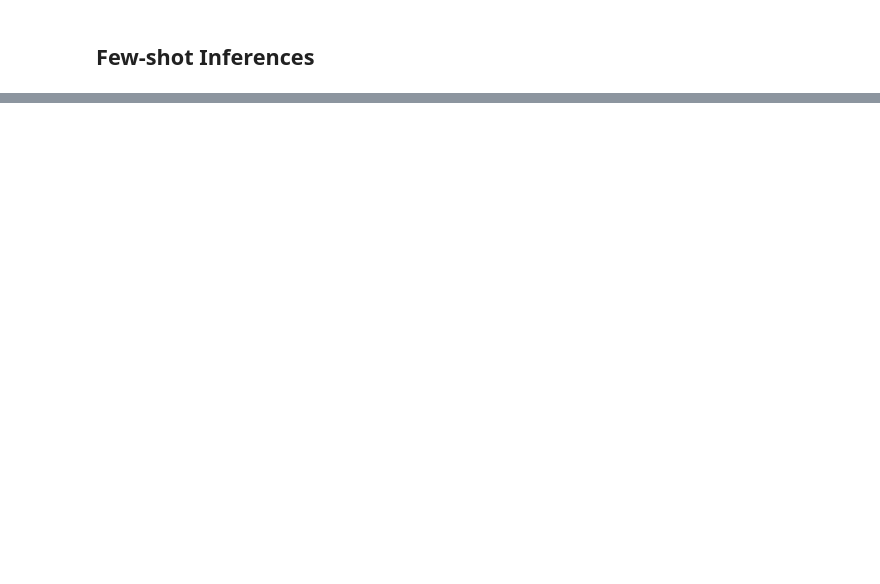
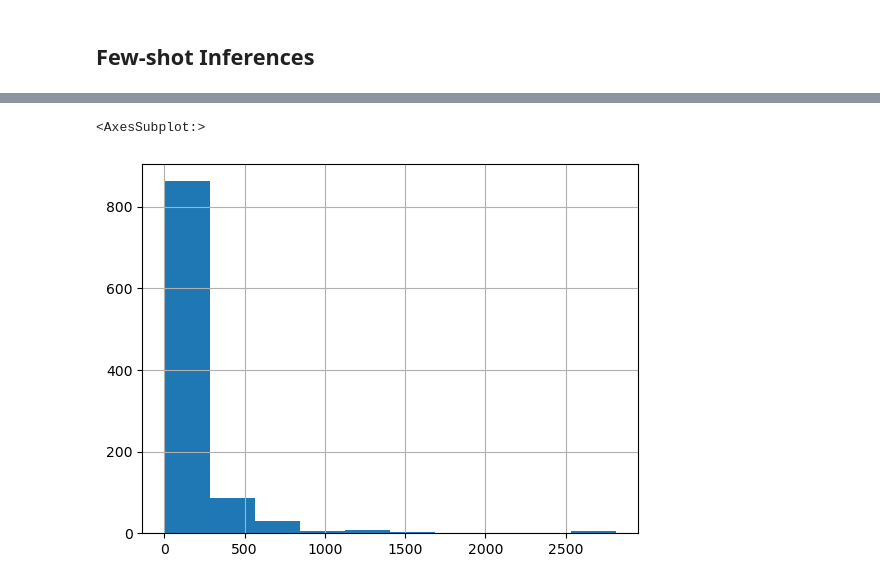
Before and after one commit to PyThaiNLP/WangChanGLM, a Jupyter notebook: notebook/explore_xglm.ipynb, the cells around one changed output, grey strips where cells are left out. Drawn from its saved outputs; the diff is of its cells as text; code cells hidden in the pictures; blank space fills up the shorter version.

```diff
--- a/notebook/explore_xglm.ipynb
+++ b/notebook/explore_xglm.ipynb
@@ -197,0 +280,5 @@ all_df[['title','body','']]
+# %%
+sample_df.nb_token_body.hist()
+# %% [output]
+<AxesSubplot:>
+[figure, added]
```
Also changed, not shown: parts of 30 cells of this notebook, 1 other file.
